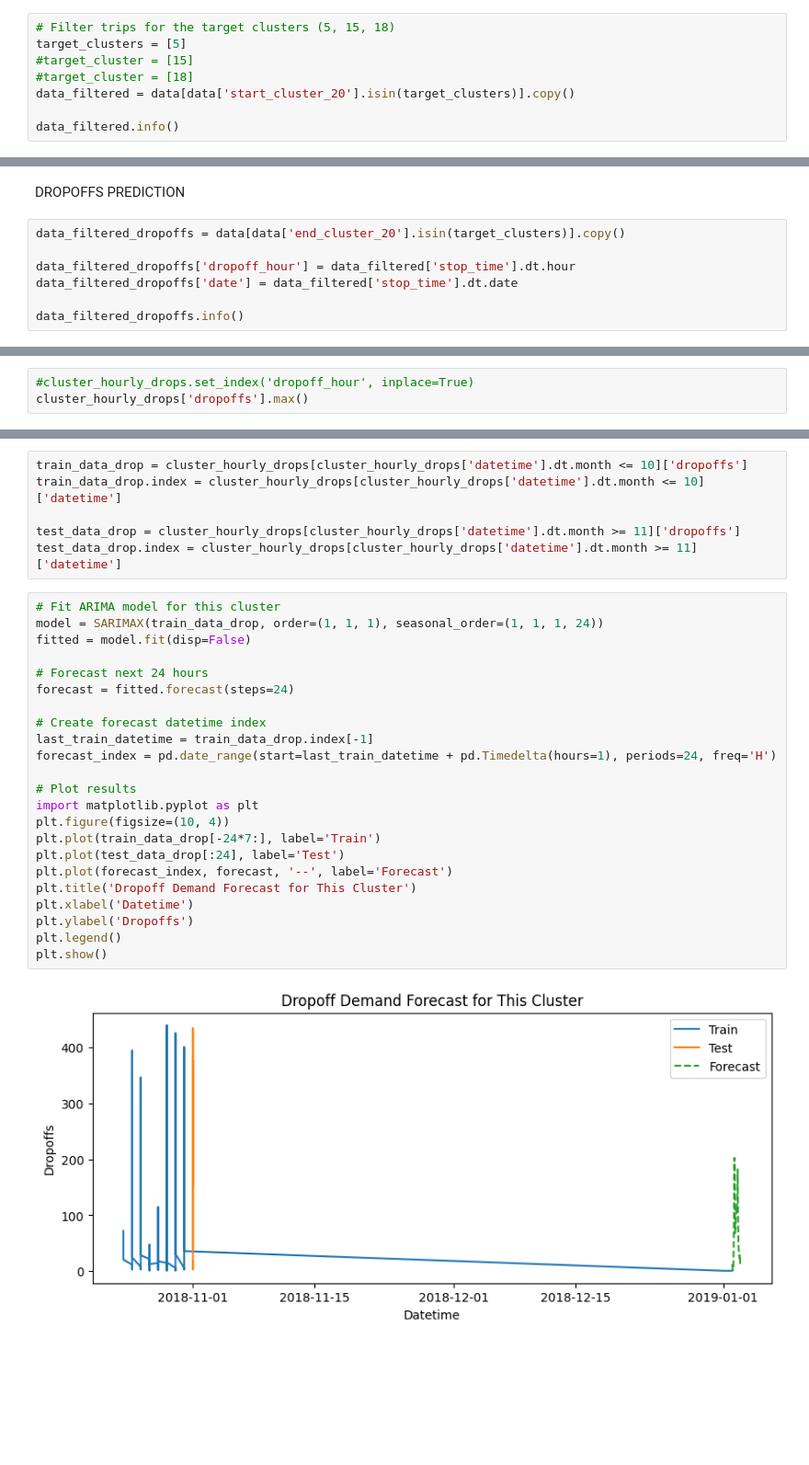
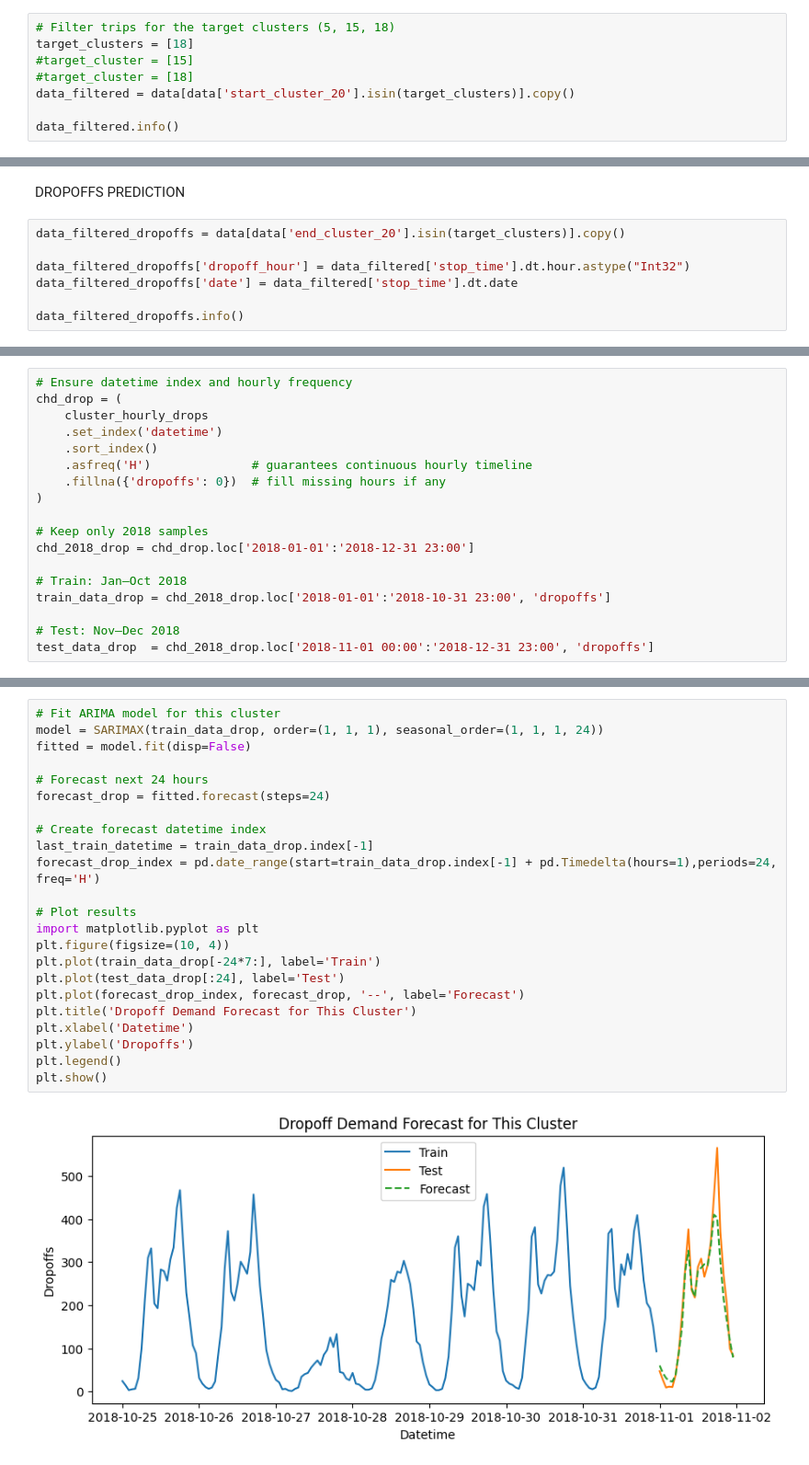
Before and after one commit to Andrejj23/city-bike, a Jupyter notebook: Vasilis/clustering.ipynb, the cells around one changed output, grey strips where cells are left out. Shown at 92% size. Drawn from its saved outputs; the diff is of its cells as text; blank space fills up the shorter version.

```diff
--- a/Vasilis/clustering.ipynb
+++ b/Vasilis/clustering.ipynb
@@ -183,7 +183,7 @@ data.head()
 | 4 | 306 | 72.0 | 40.767272 | -73.993929 | 3356.0 | ... |
 # %%
 # Filter trips for the target clusters (5, 15, 18)
-target_clusters = [5]
+target_clusters = [18]
 #target_cluster = [15]
 #target_cluster = [18]
 data_filtered = data[data['start_cluster_20'].isin(target_clusters)].copy()
@@ -293,7 +319,7 @@ DROPOFFS PREDICTION
 # %%
 data_filtered_dropoffs = data[data['end_cluster_20'].isin(target_clusters)].copy()
 
-data_filtered_dropoffs['dropoff_hour'] = data_filtered['stop_time'].dt.hour
+data_filtered_dropoffs['dropoff_hour'] = data_filtered['stop_time'].dt.hour.astype("Int32")
 data_filtered_dropoffs['date'] = data_filtered['stop_time'].dt.date
 
 data_filtered_dropoffs.info()
@@ -342,3 +368,18 @@ cluster_hourly_drops.head()
 # %%
-#cluster_hourly_drops.set_index('dropoff_hour', inplace=True)
-cluster_hourly_drops['dropoffs'].max()
+# Ensure datetime index and hourly frequency
+chd_drop = (
+    cluster_hourly_drops
+    .set_index('datetime')
+    .sort_index()
+    .asfreq('H')              # guarantees continuous hourly timeline
+    .fillna({'dropoffs': 0})  # fill missing hours if any
+)
+
+# Keep only 2018 samples
+chd_2018_drop = chd_drop.loc['2018-01-01':'2018-12-31 23:00']
+
+# Train: Jan–Oct 2018
+train_data_drop = chd_2018_drop.loc['2018-01-01':'2018-10-31 23:00', 'dropoffs']
+
+# Test: Nov–Dec 2018
+test_data_drop  = chd_2018_drop.loc['2018-11-01 00:00':'2018-12-31 23:00', 'dropoffs']
@@ -347,31 +386,25 @@ np.int64(567)
-# %%
-train_data_drop = cluster_hourly_drops[cluster_hourly_drops['datetime'].dt.month <= 10]['dropoffs']
-train_data_drop.index = cluster_hourly_drops[cluster_hourly_drops['datetime'].dt.month <= 10]['datetime']
-
-test_data_drop = cluster_hourly_drops[cluster_hourly_drops['datetime'].dt.month >= 11]['dropoffs']
-test_data_drop.index = cluster_hourly_drops[cluster_hourly_drops['datetime'].dt.month >= 11]['datetime']
 # %%
 # Fit ARIMA model for this cluster
 model = SARIMAX(train_data_drop, order=(1, 1, 1), seasonal_order=(1, 1, 1, 24))
 fitted = model.fit(disp=False)
 
 # Forecast next 24 hours
-forecast = fitted.forecast(steps=24)
+forecast_drop = fitted.forecast(steps=24)
 
 # Create forecast datetime index
 last_train_datetime = train_data_drop.index[-1]
-forecast_index = pd.date_range(start=last_train_datetime + pd.Timedelta(hours=1), periods=24, freq='H')
+forecast_drop_index = pd.date_range(start=train_data_drop.index[-1] + pd.Timedelta(hours=1),periods=24, freq='H')
 
 # Plot results
 import matplotlib.pyplot as plt
 plt.figure(figsize=(10, 4))
 plt.plot(train_data_drop[-24*7:], label='Train')
 plt.plot(test_data_drop[:24], label='Test')
-plt.plot(forecast_index, forecast, '--', label='Forecast')
+plt.plot(forecast_drop_index, forecast_drop, '--', label='Forecast')
 plt.title('Dropoff Demand Forecast for This Cluster')
 plt.xlabel('Datetime')
 plt.ylabel('Dropoffs')
 plt.legend()
 plt.show()
 # %% [output]
-[figure, old version]
+[figure, new version]
```
Also changed, not shown: parts of 16 cells of this notebook, 2 other files.
